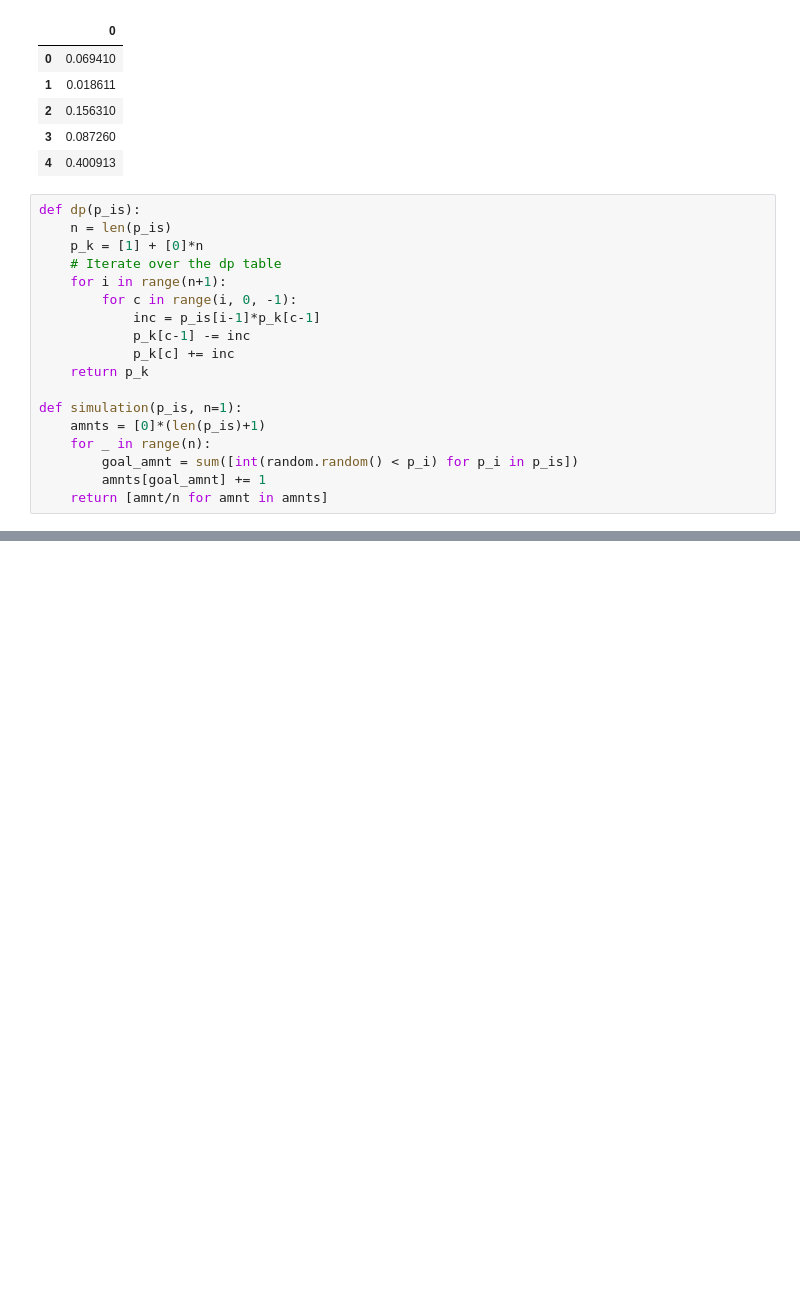
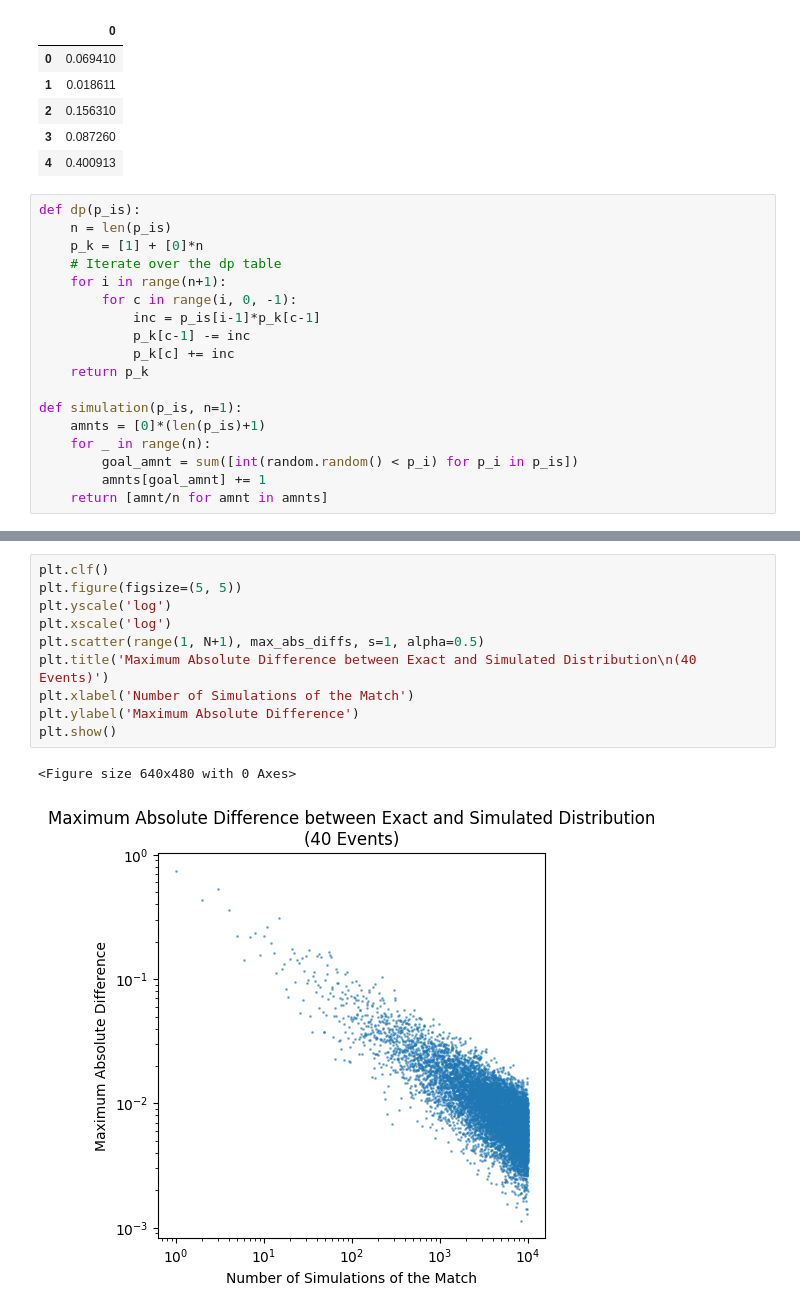
Before and after one commit to StrikerBadger/bachelor-thesis, a Jupyter notebook: simulation_analysis.ipynb, the cells around one changed output, grey strips where cells are left out. Drawn from its saved outputs; the diff is of its cells as text; blank space fills up the shorter version.

```diff
--- a/simulation_analysis.ipynb
+++ b/simulation_analysis.ipynb
@@ -54,0 +62,13 @@ plt.show()
+# %%
+plt.clf()
+plt.figure(figsize=(5, 5))
+plt.yscale('log')
+plt.xscale('log')
+plt.scatter(range(1, N+1), max_abs_diffs, s=1, alpha=0.5)
+plt.title('Maximum Absolute Difference between Exact and Simulated Distribution\n(40 Events)')
+plt.xlabel('Number of Simulations of the Match')
+plt.ylabel('Maximum Absolute Difference')
+plt.show()
+# %% [output]
+<Figure size 640x480 with 0 Axes>
+[figure, added]
```
Also changed, not shown: parts of 3 cells of this notebook, 4 other files.
